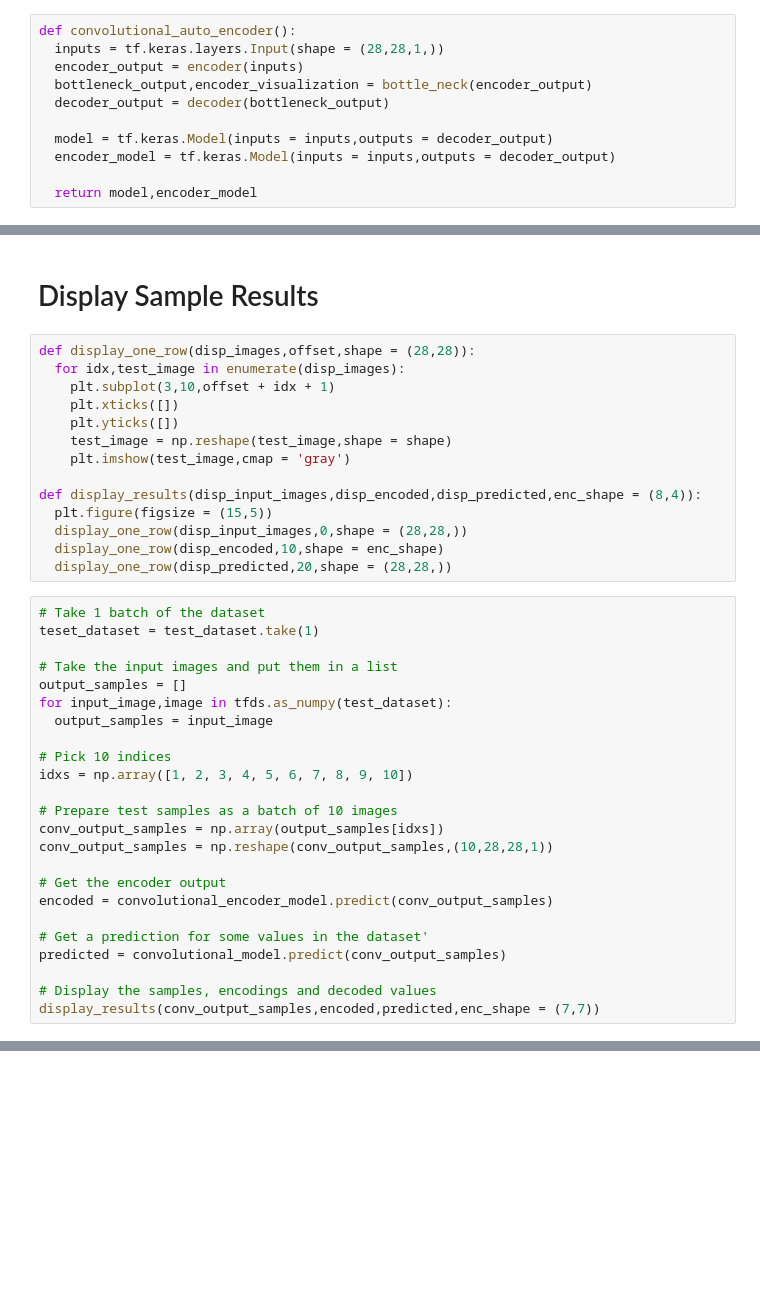
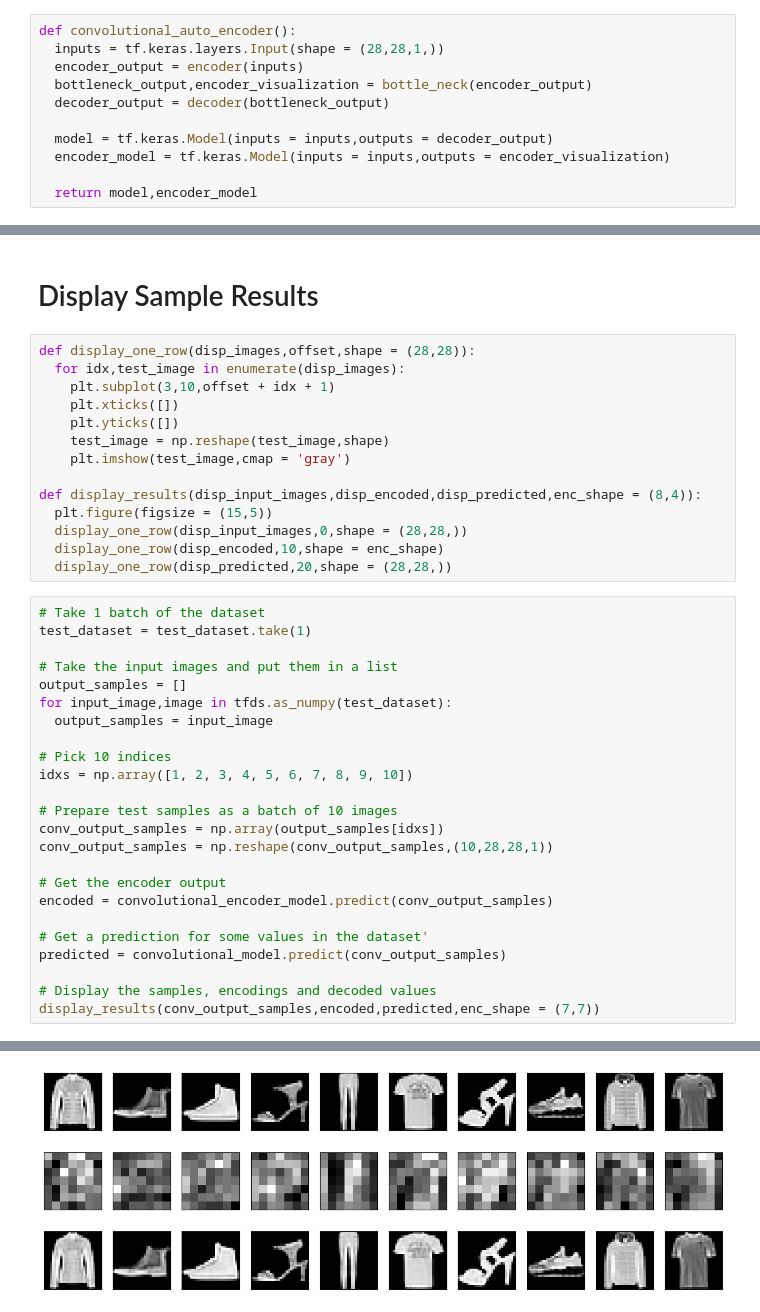
Before and after one commit to yeesem/Advanced-Tensorflow-Specialization, a Jupyter notebook: FashionMNIST_CNN_Autoencoder.ipynb, the cells around one changed output, grey strips where cells are left out. Cells and saved outputs as stored; diff of their text form; blank space fills up the shorter version.

```diff
--- a/FashionMNIST_CNN_Autoencoder.ipynb
+++ b/FashionMNIST_CNN_Autoencoder.ipynb
@@ -116,7 +116,7 @@ def convolutional_auto_encoder():
   decoder_output = decoder(bottleneck_output)
 
   model = tf.keras.Model(inputs = inputs,outputs = decoder_output)
-  encoder_model = tf.keras.Model(inputs = inputs,outputs = decoder_output)
+  encoder_model = tf.keras.Model(inputs = inputs,outputs = encoder_visualization)
 
   return model,encoder_model
 # %%
@@ -184,7 +184,7 @@ def display_one_row(disp_images,offset,shape = (28,28)):
     plt.subplot(3,10,offset + idx + 1)
     plt.xticks([])
     plt.yticks([])
-    test_image = np.reshape(test_image,shape = shape)
+    test_image = np.reshape(test_image,shape)
     plt.imshow(test_image,cmap = 'gray')
 
 def display_results(disp_input_images,disp_encoded,disp_predicted,enc_shape = (8,4)):
@@ -194,7 +194,7 @@ def display_results(disp_input_images,disp_encoded,disp_predicted,enc_shape = (8
   display_one_row(disp_predicted,20,shape = (28,28,))
 # %%
 # Take 1 batch of the dataset
-teset_dataset = test_dataset.take(1)
+test_dataset = test_dataset.take(1)
 
 # Take the input images and put them in a list
 output_samples = []
@@ -216,3 +216,4 @@ predicted = convolutional_model.predict(conv_output_samples)
 
 # Display the samples, encodings and decoded values
 display_results(conv_output_samples,encoded,predicted,enc_shape = (7,7))
+# %% [output]
@@ -218,0 +222 @@ display_results(conv_output_samples,encoded,predicted,enc_shape = (7,7))
+[figure, added]
```
Also changed, not shown: parts of 4 cells of this notebook.
